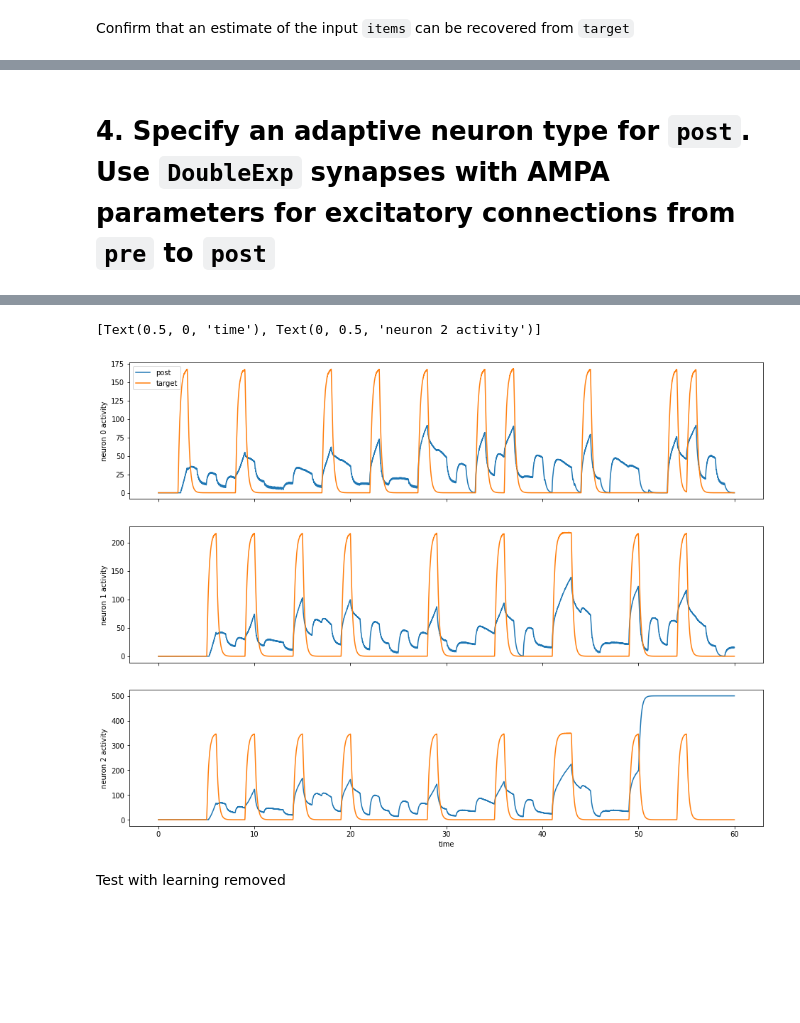
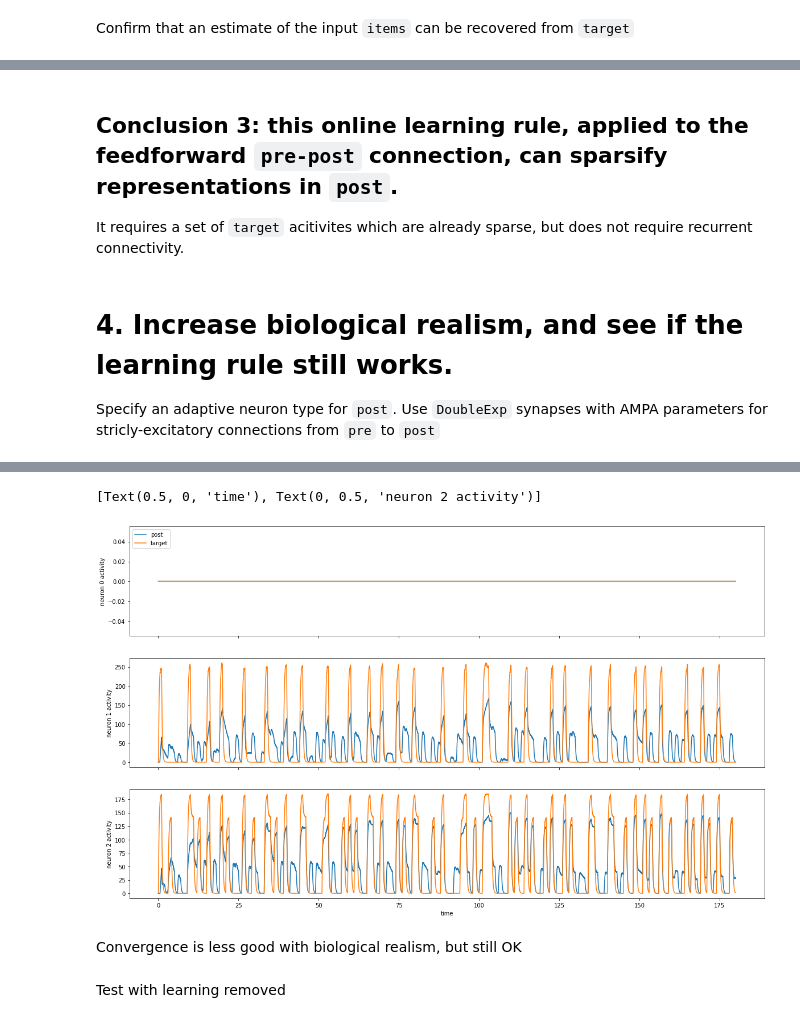
Before and after one commit to psipeter/online-sparsity, a Jupyter notebook: online_sparsity.ipynb, the cells around one changed output, grey strips where cells are left out. Saved outputs shown, nothing was run; the diff lists cells and outputs as text; code cells hidden in the pictures; blank space fills up the shorter version.

````diff
--- a/online_sparsity.ipynb
+++ b/online_sparsity.ipynb
@@ -58,16 +60,14 @@ with nengo.Network() as network:
     output = nengo.Ensemble(1, d, neuron_type=nengo.Direct())
     error = nengo.Ensemble(1, d, neuron_type=nengo.Direct())
 
-    voja = nengo.Voja(learning_rate=learning_rate_voja, post_synapse=None)
-    pes = nengo.PES(learning_rate=learning_rate_pes)
+    voja = nengo.Voja(learning_rate=learning_rate_voja, post_synapse=None)  # trains pre-target connection
+    pes = nengo.PES(learning_rate=learning_rate_pes) # trains target-output connection
 
     pre = nengo.Ensemble(n_pre, d, seed=seed)
     target = nengo.Ensemble(n_neurons, d, intercepts=intercepts, max_rates=max_rates, seed=seed+1)
-    bias = nengo.Ensemble(n_bias, d, seed=seed+2)
 
     input_pre = nengo.Connection(input, pre, synapse=None)
     pre_target = nengo.Connection(pre, target, synapse=synapse, learning_rule_type=voja)
-    bias_target = nengo.Connection(bias, target, synapse=synapse)
     target_output = nengo.Connection(target, output, synapse=synapse, learning_rule_type=pes, function=lambda x: np.zeros(d))
     input_error = nengo.Connection(input, error, transform=-1, synapse=None)
     output_error = nengo.Connection(output, error, synapse=None)
@@ -278,22 +223,0 @@ Test with learning removed
-# %%
-w_pre_post = learning_node.weights.copy()
-
-with nengo.Network() as network:
-    input = nengo.Node(stim_func)
-    output = nengo.Ensemble(1, d, neuron_type=nengo.Direct())
-
-    pre = nengo.Ensemble(n_pre, d, seed=seed)
-    bias = nengo.Ensemble(n_bias, d, seed=seed+2)
-    post = nengo.Ensemble(n_neurons, d, seed=seed+3, gain=np.ones((n_neurons)), bias=np.zeros((n_neurons)))
-
-    input_pre = nengo.Connection(input, pre, synapse=None)
-    pre_post = nengo.Connection(pre, post, synapse=synapse, solver=nengo.solvers.NoSolver(w_pre_post, weights=True))
-    bias_post = nengo.Connection(bias, post, synapse=synapse, solver=nengo.solvers.NoSolver(w_bias_post, weights=True))
-    post_output = nengo.Connection(post, output, synapse=synapse, solver=nengo.solvers.NoSolver(d_post.T, weights=False))
-
-    p_input = nengo.Probe(input, synapse=None)
-    p_post = nengo.Probe(post.neurons, synapse=None)
-    p_output = nengo.Probe(output, synapse=None)
-
-with nengo.Simulator(network, dt=dt) as sim:
-    sim.run(t*n_items)
@@ -326,13 +330,12 @@ ax.set(xlabel='time', ylabel='neuron')
+# %% [markdown]
+## Conclusion 3: this online learning rule, applied to the feedforward ```pre-post``` connection, can sparsify representations in ```post```.
+It requires a set of ```target``` acitivites which are already sparse, but does not require recurrent connectivity.
 # %% [markdown]
-# 4. Specify an adaptive neuron type for ```post```. Use ```DoubleExp``` synapses with AMPA parameters for excitatory connections from ```pre``` to ```post```
+# 4. Increase biological realism, and see if the learning rule still works.
+Specify an adaptive neuron type for ```post```. Use ```DoubleExp``` synapses with AMPA parameters for stricly-excitatory connections from ```pre``` to ```post```
 # %%
-AMPA = nengolib.synapses.DoubleExp(0.55e-3, 2.2e-3)
-post_type = nengo.Izhikevich()  # todo: find biological parameters
-
-t = 1.0
-n_cycles = 10
-T = t*n_items*n_cycles
-stim = make_stim()
+AMPA = DoubleExp(0.55e-3, 2.2e-3)
+post_type = nengo.AdaptiveLIF()  # todo: find biological parameters
 # %%
 with nengo.Network() as network:
     input = nengo.Node(stim_func)
@@ -341,10 +344,10 @@ with nengo.Network() as network:
 
     pre = nengo.Ensemble(n_pre, d, seed=seed)
     target = nengo.Ensemble(n_neurons, d, intercepts=intercepts, max_rates=max_rates, seed=seed+1)
-    post = nengo.Ensemble(n_neurons, d, neuron_type=post_type, seed=seed+2, gain=np.ones((n_neurons)), bias=np.zeros((n_neurons)))
+    post = nengo.Ensemble(n_neurons, d, neuron_type=post_type, seed=seed+3, gain=np.ones((n_neurons)), bias=np.zeros((n_neurons)))
 
     pes = nengo.PES(learning_rate=learning_rate_pes)
-    learning_node = CustomLearningNode(pre, post, target, d_pre.T, 3e-6, exc=True)
+    learning_node = CustomLearningNode(pre, post, target, d_pre.T, 3e-7, exc=True)  # don't allow negative weights
 
     nengo.Connection(pre.neurons, learning_node[:pre.n_neurons], synapse=AMPA)
     nengo.Connection(post.neurons, learning_node[pre.n_neurons: pre.n_neurons+post.n_neurons], synapse=smooth)
@@ -378,18 +382,20 @@ w_pre_post = learning_node.weights
 # %%
-fig, (ax, ax2, ax3) = plt.subplots(nrows=3, ncols=1, figsize=((16, 12)), sharex=True)
+fig, (ax, ax2, ax3) = plt.subplots(nrows=3, ncols=1, figsize=((20, 12)), sharex=True)
 ax.plot(sim.trange(), smooth.filt(sim.data[p_post], dt=dt)[:,0], label='post')
 ax.plot(sim.trange(), smooth.filt(sim.data[p_target], dt=dt)[:,0], label='target')
 ax2.plot(sim.trange(), smooth.filt(sim.data[p_post], dt=dt)[:,1], label='post')
 ax2.plot(sim.trange(), smooth.filt(sim.data[p_target], dt=dt)[:,1], label='target')
 ax3.plot(sim.trange(), smooth.filt(sim.data[p_post], dt=dt)[:,2], label='post')
 ax3.plot(sim.trange(), smooth.filt(sim.data[p_target], dt=dt)[:,2], label='target')
 ax.legend(loc='upper left')
 ax.set(ylabel='neuron 0 activity')
 ax2.set(ylabel='neuron 1 activity')
 ax3.set(xlabel='time', ylabel='neuron 2 activity')
 # %% [output]
 [Text(0.5, 0, 'time'), Text(0, 0.5, 'neuron 2 activity')]
-[figure, old version]
+[figure, new version]
+# %% [markdown]
+Convergence is less good with biological realism, but still OK
 # %% [markdown]
 Test with learning removed
 # %%
````
Also changed, not shown: parts of 67 cells of this notebook.
